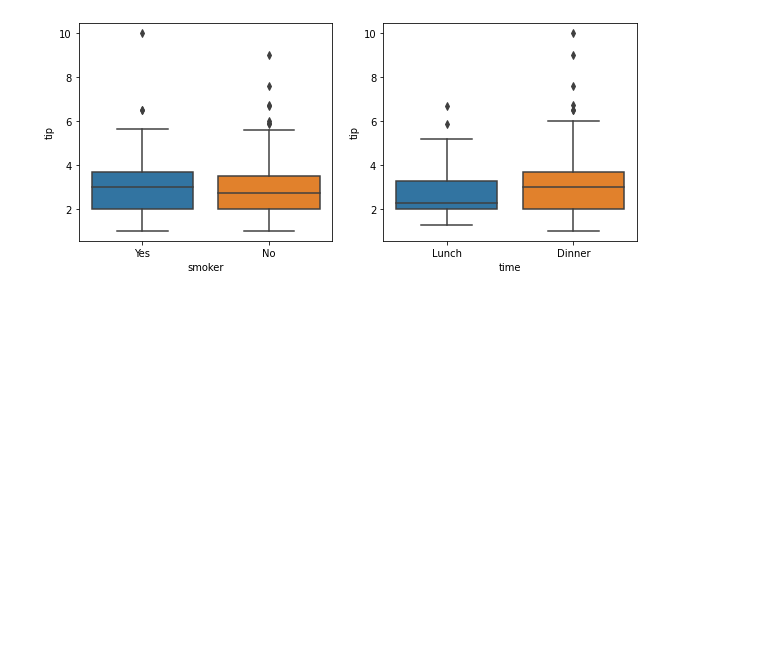
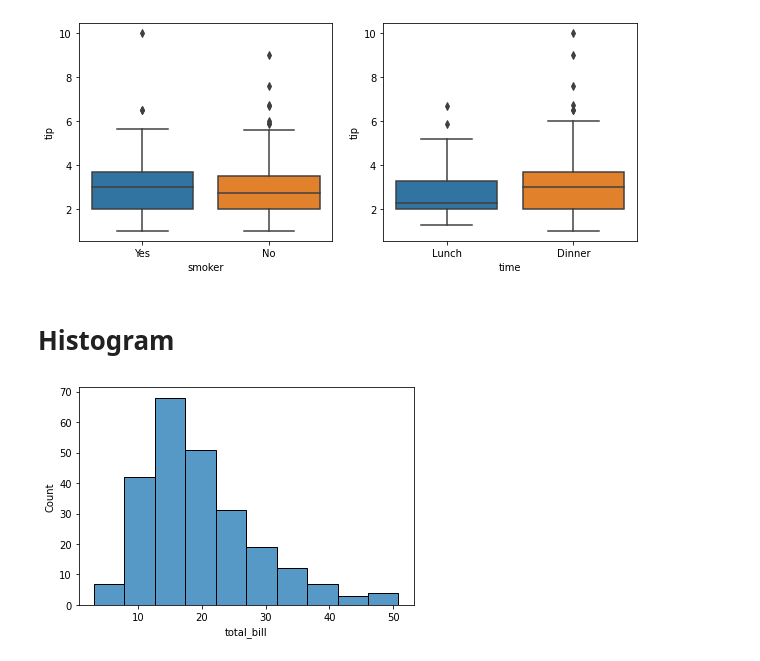
Before and after one commit to esn73/lab_python, a Jupyter notebook: py22_seaborn.ipynb, the cells around one changed output. Drawn from its saved outputs; the diff is of its cells as text; code cells hidden in the pictures; blank space fills up the shorter version.

```diff
--- a/py22_seaborn.ipynb
+++ b/py22_seaborn.ipynb
@@ -88,3 +88,11 @@ sns.boxplot(x='time', y='tip', data=tips, ax=ax[1])
 plt.show()
 # %% [output]
 [figure]
+# %% [markdown]
+# Histogram
+# %%
+# total_bill histogram
+sns.histplot(data=tips, x='total_bill', bins=10) # 자동으로 y축 개수(count)로 잡음
+plt.show()
+# %% [output]
+[figure, added]
```
Also changed, not shown: parts of 21 cells of this notebook.
